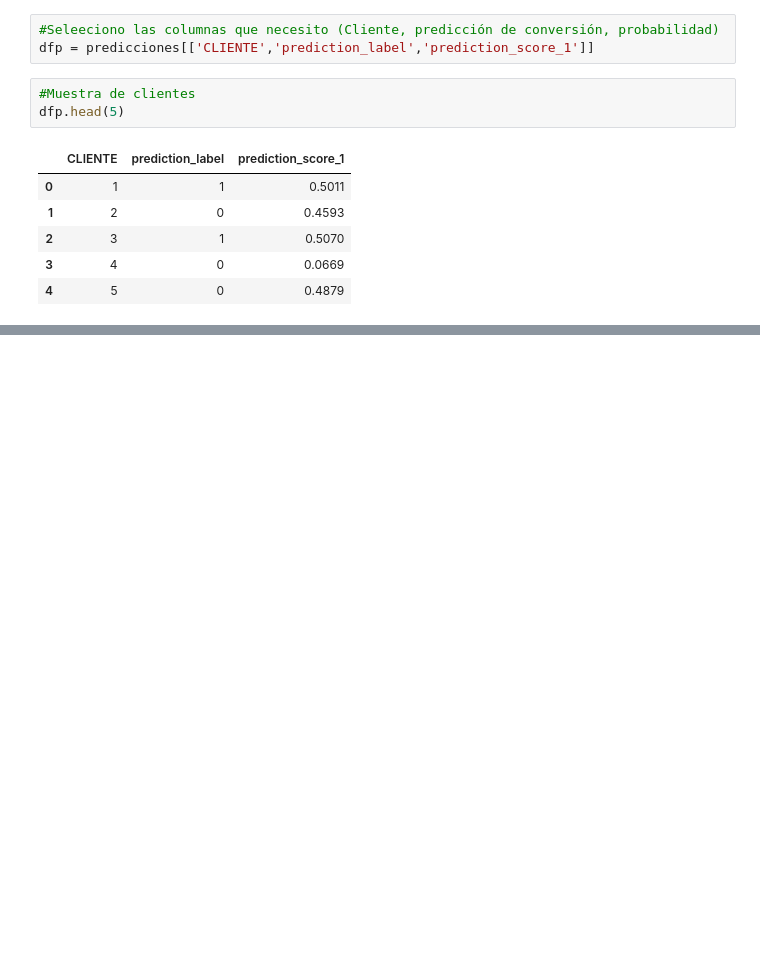
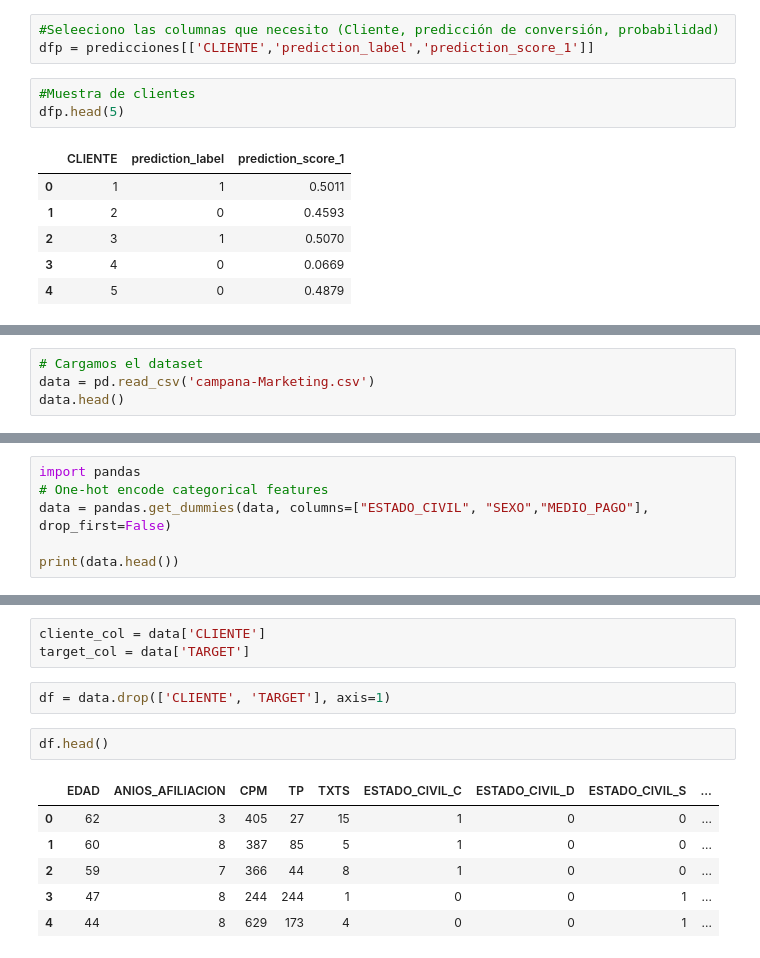
Before and after one commit to jorgesolisservelion/portfolio, a Jupyter notebook: Campaña_Mkt_Mailing.ipynb, the cells around one changed output, grey strips where cells are left out. Drawn from its saved outputs; the diff is of its cells as text; blank space fills up the shorter version.

```diff
--- a/Campaña_Mkt_Mailing.ipynb
+++ b/Campaña_Mkt_Mailing.ipynb
@@ -384,0 +387,4 @@ dfp.head(5)
+# %%
+# Cargamos el dataset
+data = pd.read_csv('campana-Marketing.csv')
+data.head()
@@ -384,0 +398,6 @@ dfp.head(5)
+# %%
+import pandas
+# One-hot encode categorical features
+data = pandas.get_dummies(data, columns=["ESTADO_CIVIL", "SEXO","MEDIO_PAGO"], drop_first=False)
+
+print(data.head())
@@ -384,0 +432,14 @@ dfp.head(5)
+# %%
+cliente_col = data['CLIENTE']
+target_col = data['TARGET']
+# %%
+df = data.drop(['CLIENTE', 'TARGET'], axis=1)
+# %%
+df.head()
+# %% [output]
+|  | EDAD | ANIOS_AFILIACION | CPM | TP | TXTS | ESTADO_CIVIL_C | ESTADO_CIVIL_D | ESTADO_CIVIL_S | ... |
+| 0 | 62 | 3 | 405 | 27 | 15 | 1 | 0 | 0 | ... |
+| 1 | 60 | 8 | 387 | 85 | 5 | 1 | 0 | 0 | ... |
+| 2 | 59 | 7 | 366 | 44 | 8 | 1 | 0 | 0 | ... |
+| 3 | 47 | 8 | 244 | 244 | 1 | 0 | 0 | 1 | ... |
+| 4 | 44 | 8 | 629 | 173 | 4 | 0 | 0 | 1 | ... |
```
Also changed, not shown: parts of 47 cells of this notebook.
